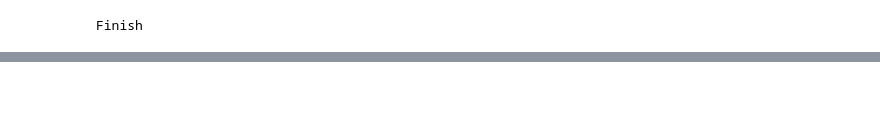
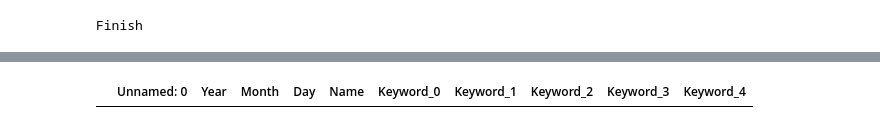
Before and after one commit to lzyhululu/Analysis-with-Impact-Factor, a Jupyter notebook: spider.ipynb, the cells around one changed output, grey strips where cells are left out. Cells and saved outputs as stored; diff of their text form; code cells hidden in the pictures; blank space fills up the shorter version.

```diff
--- a/spider.ipynb
+++ b/spider.ipynb
@@ -495,0 +501,4 @@ Finish
+# %%
+merge_info_pro
+# %% [output]
+|  | Unnamed: 0 | Year | Month | Day | Name | Keyword_0 | Keyword_1 | Keyword_2 | Keyword_3 | Keyword_4 |
```
Also changed, not shown: parts of 14 cells of this notebook.
